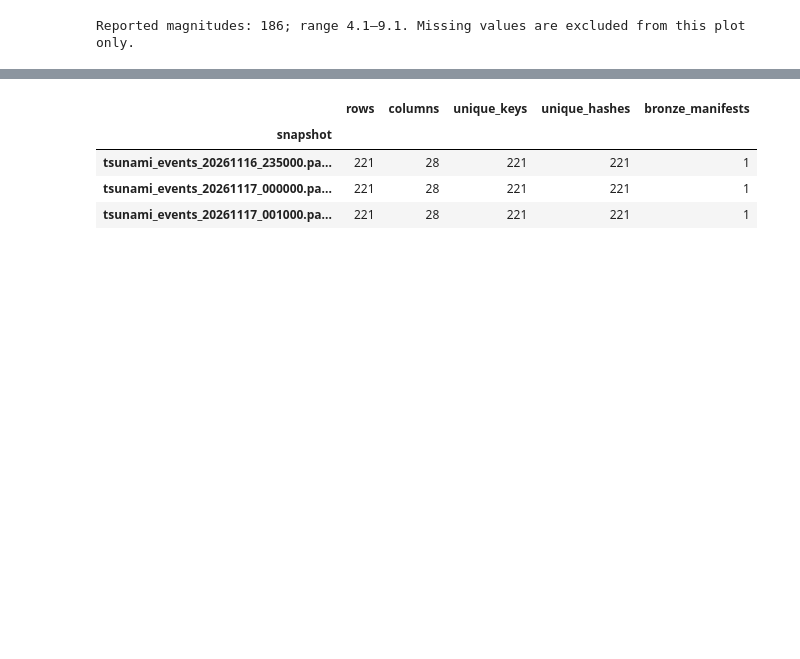
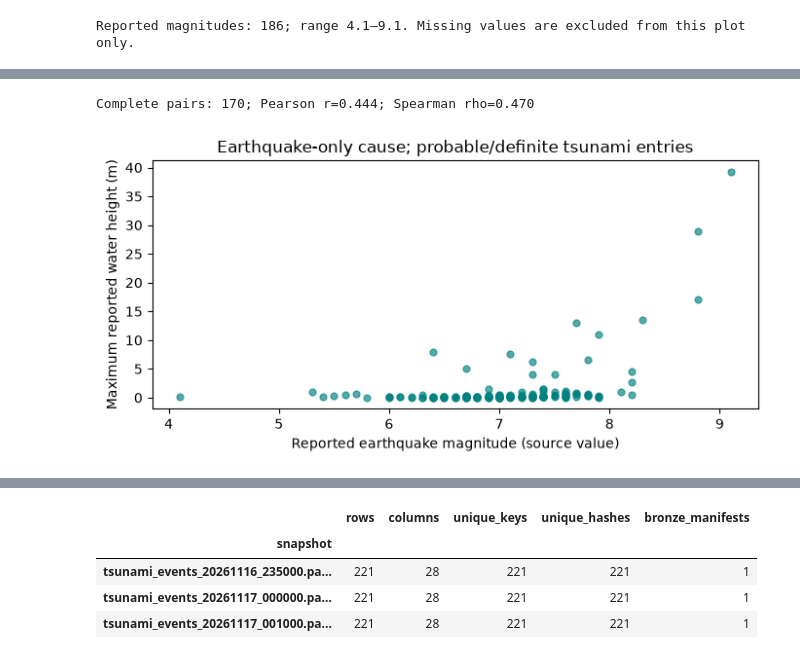
Before and after one commit to g8martinezsilva/tsunami-monitoring, a Jupyter notebook: notebooks/02_silver_exploration.ipynb, the cells around one changed output, grey strips where cells are left out. Saved outputs shown, nothing was run; the diff lists cells and outputs as text; code cells hidden in the pictures; blank space fills up the shorter version.

```diff
--- a/notebooks/02_silver_exploration.ipynb
+++ b/notebooks/02_silver_exploration.ipynb
@@ -289,3 +372,21 @@ Reported magnitudes: 186; range 4.1–9.1. Missing values are excluded from this
+# %%
+paired = tsunamis.loc[tsunamis["cause_code"].eq(1) & tsunamis["event_validity"].isin([3, 4]),
+                      ["reported_eq_magnitude", "max_water_height"]].dropna()
+if len(paired) >= 3 and paired.nunique().min() > 1:
+    pearson = paired["reported_eq_magnitude"].corr(paired["max_water_height"])
+    spearman = paired["reported_eq_magnitude"].rank().corr(paired["max_water_height"].rank())
+    print(f"Complete pairs: {len(paired)}; Pearson r={pearson:.3f}; Spearman rho={spearman:.3f}")
+    fig, ax = plt.subplots(figsize=(7, 3.5))
+    ax.scatter(paired["reported_eq_magnitude"], paired["max_water_height"], alpha=0.65, color="teal", s=24)
+    ax.set(title="Earthquake-only cause; probable/definite tsunami entries",
+           xlabel="Reported earthquake magnitude (source value)", ylabel="Maximum reported water height (m)")
+    fig.tight_layout()
+    plt.show()
+else:
+    print("Insufficient complete, varying pairs for a meaningful association analysis.")
+# %% [output]
+Complete pairs: 170; Pearson r=0.444; Spearman rho=0.470
+[figure, added]
 # %% [markdown]
 ## 8. Silver Processing Runs Comparison
 
```
Also changed, not shown: parts of 16 cells of this notebook, 3 other files.
